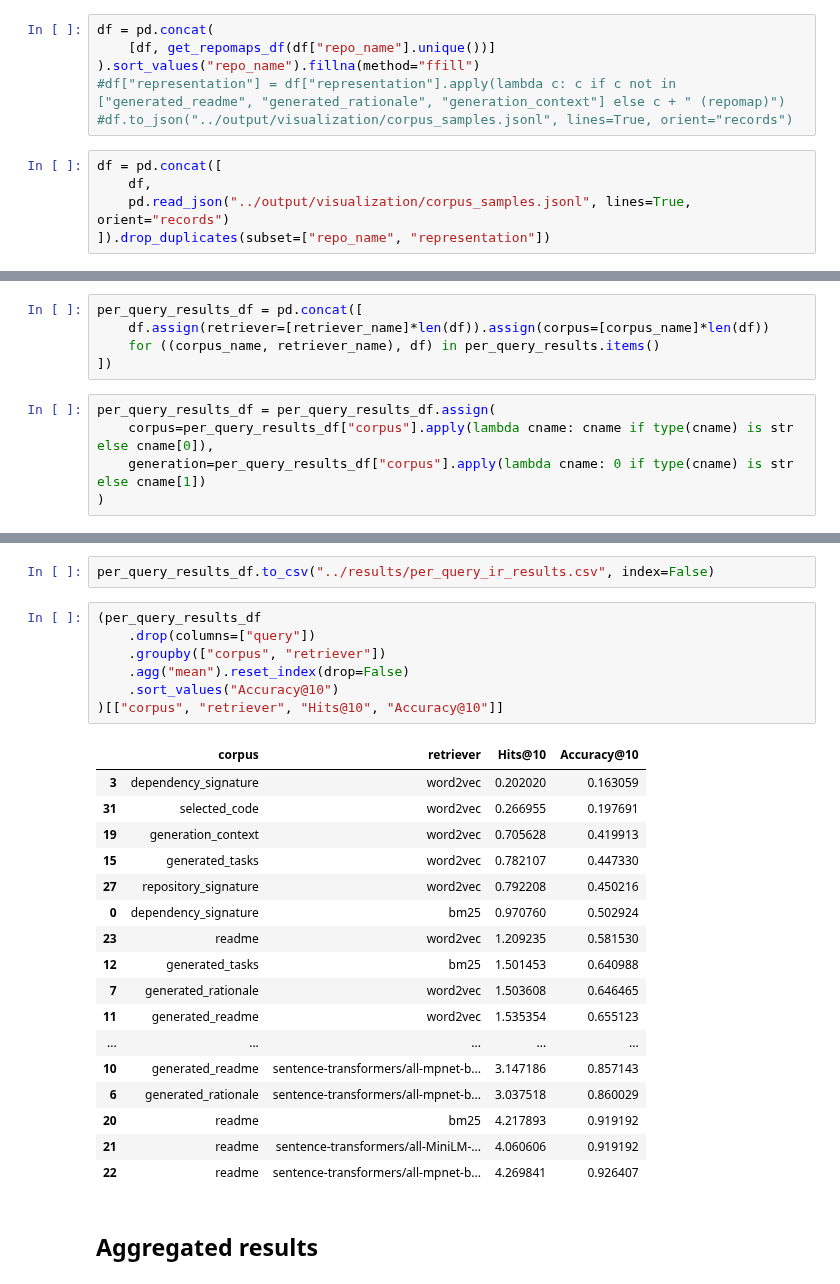
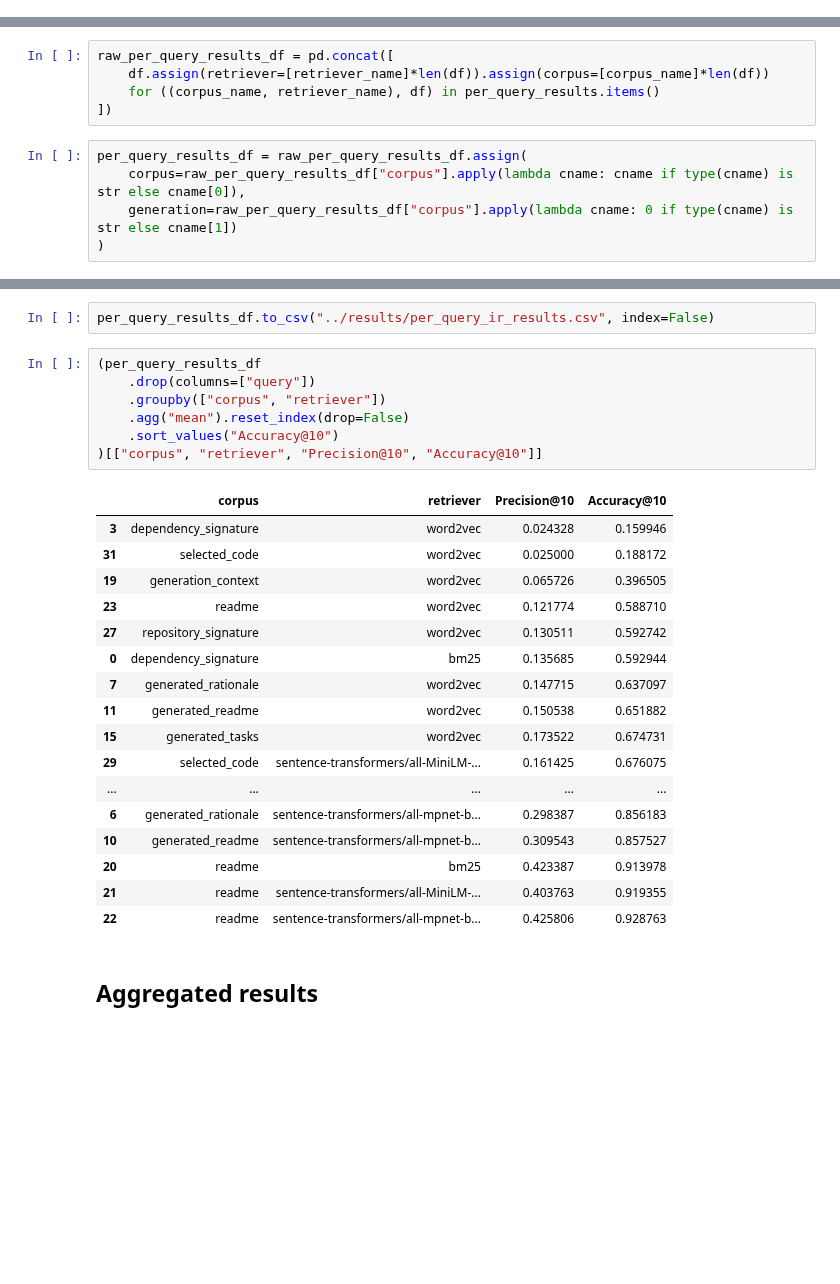
Before and after one commit to lambdaofgod/github_search, a Jupyter notebook: notebooks/03_BEIR_Evaluation.ipynb, the cells around one changed output, grey strips where cells are left out. Saved outputs shown, nothing was run; the diff lists cells and outputs as text; blank space fills up the shorter version.

```diff
--- a/notebooks/03_BEIR_Evaluation.ipynb
+++ b/notebooks/03_BEIR_Evaluation.ipynb
@@ -252,11 +258,0 @@ dict_keys(['readme', 'generated_readme', 'selected_code', 'generated_rationale',
-# %%
-df = pd.concat(
-    [df, get_repomaps_df(df["repo_name"].unique())]
-).sort_values("repo_name").fillna(method="ffill")
-#df["representation"] = df["representation"].apply(lambda c: c if c not in ["generated_readme", "generated_rationale", "generation_context"] else c + " (repomap)")
-#df.to_json("../output/visualization/corpus_samples.jsonl", lines=True, orient="records")
-# %%
-df = pd.concat([
-    df,
-    pd.read_json("../output/visualization/corpus_samples.jsonl", lines=True, orient="records")
-]).drop_duplicates(subset=["repo_name", "representation"])
@@ -425,12 +401,12 @@ Wall time: 5min 34s
 # %%
-per_query_results_df = pd.concat([
+raw_per_query_results_df = pd.concat([
     df.assign(retriever=[retriever_name]*len(df)).assign(corpus=[corpus_name]*len(df))
     for ((corpus_name, retriever_name), df) in per_query_results.items()
 ])
 # %%
-per_query_results_df = per_query_results_df.assign(
-    corpus=per_query_results_df["corpus"].apply(lambda cname: cname if type(cname) is str else cname[0]),
-    generation=per_query_results_df["corpus"].apply(lambda cname: 0 if type(cname) is str else cname[1])
+per_query_results_df = raw_per_query_results_df.assign(
+    corpus=raw_per_query_results_df["corpus"].apply(lambda cname: cname if type(cname) is str else cname[0]),
+    generation=raw_per_query_results_df["corpus"].apply(lambda cname: 0 if type(cname) is str else cname[1])
 )
 # %%
 per_query_results_df = (
@@ -459,28 +435,28 @@ per_query_results_df.to_csv("../results/per_query_ir_results.csv", index=False)
 # %%
 (per_query_results_df
     .drop(columns=["query"])
     .groupby(["corpus", "retriever"])
     .agg("mean").reset_index(drop=False)
     .sort_values("Accuracy@10")
-)[["corpus", "retriever", "Hits@10", "Accuracy@10"]]
+)[["corpus", "retriever", "Precision@10", "Accuracy@10"]]
 # %% [output]
-|  | corpus | retriever | Hits@10 | Accuracy@10 |
-| 3 | dependency_signature | word2vec | 0.202020 | 0.163059 |
-| 31 | selected_code | word2vec | 0.266955 | 0.197691 |
-| 19 | generation_context | word2vec | 0.705628 | 0.419913 |
-| 15 | generated_tasks | word2vec | 0.782107 | 0.447330 |
-| 27 | repository_signature | word2vec | 0.792208 | 0.450216 |
-| 0 | dependency_signature | bm25 | 0.970760 | 0.502924 |
-| 23 | readme | word2vec | 1.209235 | 0.581530 |
-| 12 | generated_tasks | bm25 | 1.501453 | 0.640988 |
-| 7 | generated_rationale | word2vec | 1.503608 | 0.646465 |
-| 11 | generated_readme | word2vec | 1.535354 | 0.655123 |
+|  | corpus | retriever | Precision@10 | Accuracy@10 |
+| 3 | dependency_signature | word2vec | 0.024328 | 0.159946 |
+| 31 | selected_code | word2vec | 0.025000 | 0.188172 |
+| 19 | generation_context | word2vec | 0.065726 | 0.396505 |
+| 23 | readme | word2vec | 0.121774 | 0.588710 |
+| 27 | repository_signature | word2vec | 0.130511 | 0.592742 |
+| 0 | dependency_signature | bm25 | 0.135685 | 0.592944 |
+| 7 | generated_rationale | word2vec | 0.147715 | 0.637097 |
+| 11 | generated_readme | word2vec | 0.150538 | 0.651882 |
+| 15 | generated_tasks | word2vec | 0.173522 | 0.674731 |
+| 29 | selected_code | sentence-transformers/all-MiniLM-... | 0.161425 | 0.676075 |
 | ... | ... | ... | ... | ... |
-| 10 | generated_readme | sentence-transformers/all-mpnet-b... | 3.147186 | 0.857143 |
-| 6 | generated_rationale | sentence-transformers/all-mpnet-b... | 3.037518 | 0.860029 |
-| 20 | readme | bm25 | 4.217893 | 0.919192 |
-| 21 | readme | sentence-transformers/all-MiniLM-... | 4.060606 | 0.919192 |
-| 22 | readme | sentence-transformers/all-mpnet-b... | 4.269841 | 0.926407 |
+| 6 | generated_rationale | sentence-transformers/all-mpnet-b... | 0.298387 | 0.856183 |
+| 10 | generated_readme | sentence-transformers/all-mpnet-b... | 0.309543 | 0.857527 |
+| 20 | readme | bm25 | 0.423387 | 0.913978 |
+| 21 | readme | sentence-transformers/all-MiniLM-... | 0.403763 | 0.919355 |
+| 22 | readme | sentence-transformers/all-mpnet-b... | 0.425806 | 0.928763 |
 # %% [markdown]
 ## Aggregated results
 # %%
```
Also changed, not shown: parts of 21 cells of this notebook, 2 other files.
